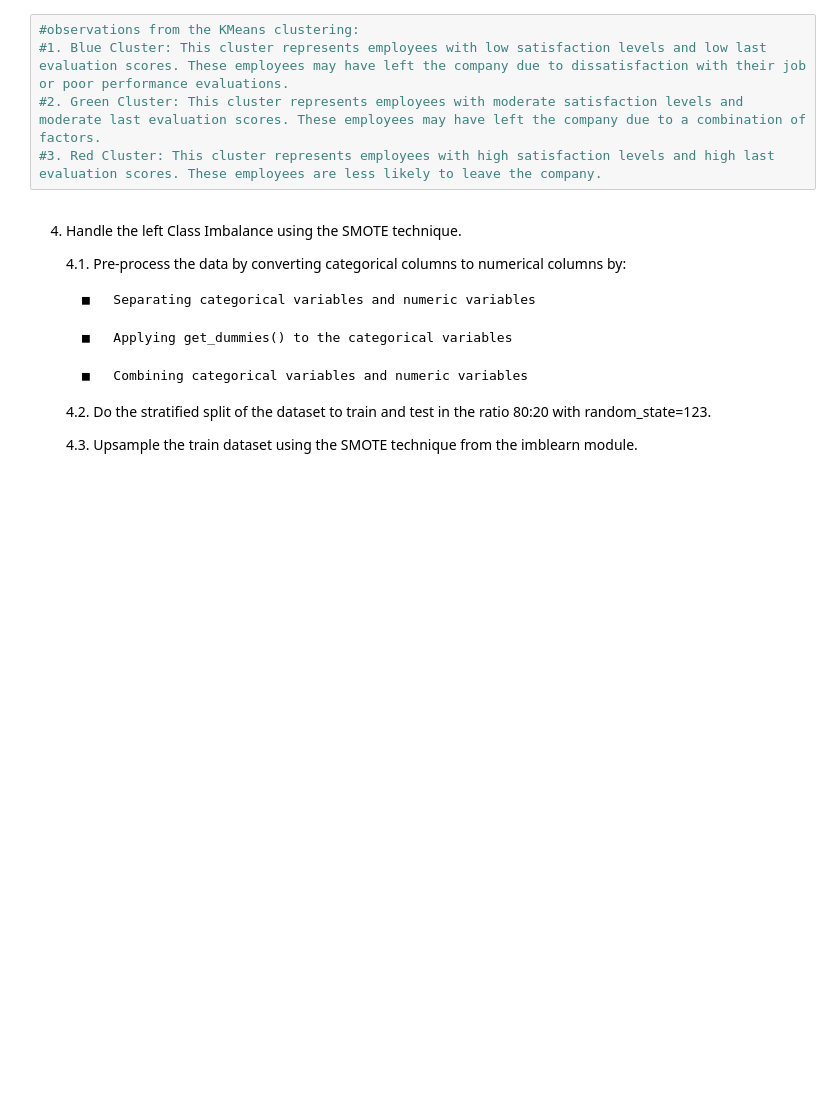
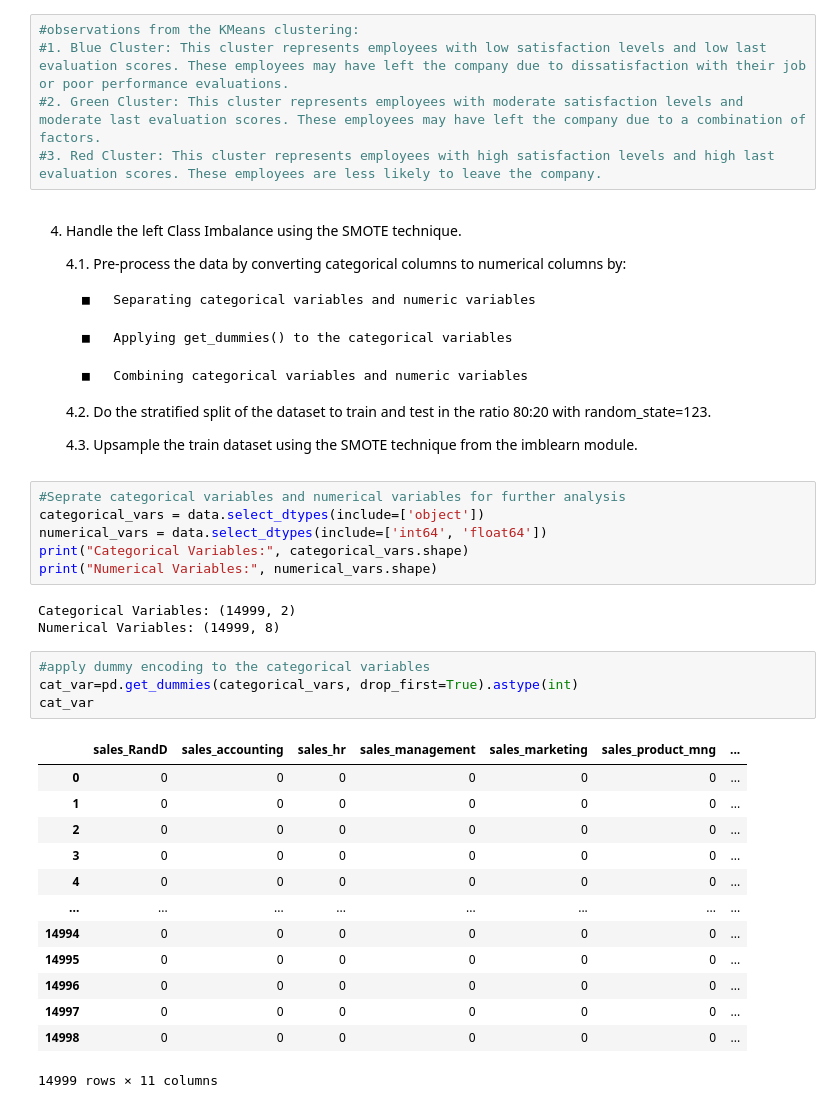
Before and after one commit to srinipar/AILabs, a Jupyter notebook: AIMLIIT/Projects/ML_Employee Turnover Analytics/Employee_TurnoverAnalysis.ipynb, the cells around one changed output. Saved outputs shown, nothing was run; the diff lists cells and outputs as text; blank space fills up the shorter version.

```diff
--- a/AIMLIIT/Projects/ML_Employee Turnover Analytics/Employee_TurnoverAnalysis.ipynb
+++ b/AIMLIIT/Projects/ML_Employee Turnover Analytics/Employee_TurnoverAnalysis.ipynb
@@ -252,3 +252,30 @@ plt.show()
     4.2.	Do the stratified split of the dataset to train and test in the ratio 80:20 with random_state=123.
 
     4.3.	Upsample the train dataset using the SMOTE technique from the imblearn module.
+# %%
+#Seprate categorical variables and numerical variables for further analysis
+categorical_vars = data.select_dtypes(include=['object'])
+numerical_vars = data.select_dtypes(include=['int64', 'float64'])
+print("Categorical Variables:", categorical_vars.shape)
+print("Numerical Variables:", numerical_vars.shape)
+# %% [output]
+Categorical Variables: (14999, 2)
+Numerical Variables: (14999, 8)
+# %%
+#apply dummy encoding to the categorical variables
+cat_var=pd.get_dummies(categorical_vars, drop_first=True).astype(int)
+cat_var
+# %% [output]
+|  | sales_RandD | sales_accounting | sales_hr | sales_management | sales_marketing | sales_product_mng | ... |
+| 0 | 0 | 0 | 0 | 0 | 0 | 0 | ... |
+| 1 | 0 | 0 | 0 | 0 | 0 | 0 | ... |
+| 2 | 0 | 0 | 0 | 0 | 0 | 0 | ... |
+| 3 | 0 | 0 | 0 | 0 | 0 | 0 | ... |
+| 4 | 0 | 0 | 0 | 0 | 0 | 0 | ... |
+| ... | ... | ... | ... | ... | ... | ... | ... |
+| 14994 | 0 | 0 | 0 | 0 | 0 | 0 | ... |
+| 14995 | 0 | 0 | 0 | 0 | 0 | 0 | ... |
+| 14996 | 0 | 0 | 0 | 0 | 0 | 0 | ... |
+| 14997 | 0 | 0 | 0 | 0 | 0 | 0 | ... |
+| 14998 | 0 | 0 | 0 | 0 | 0 | 0 | ... |
+14999 rows × 11 columns
```
Also changed, not shown: parts of 13 cells of this notebook.
